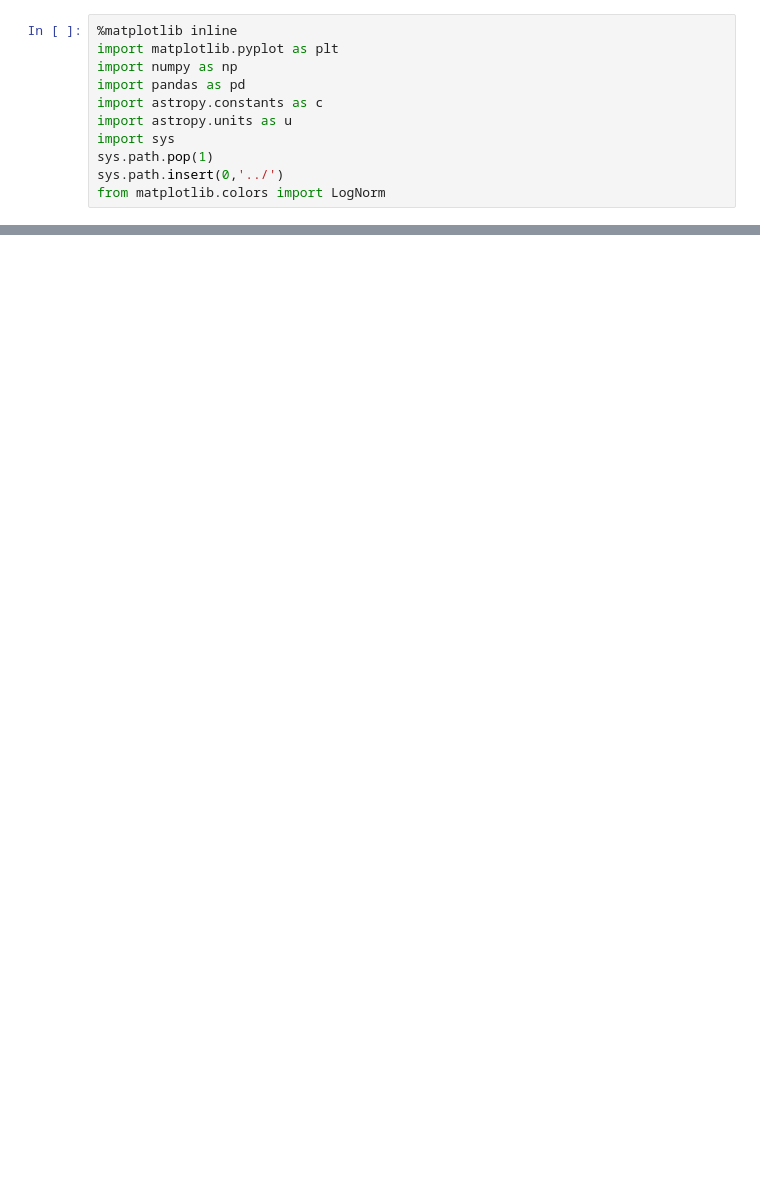
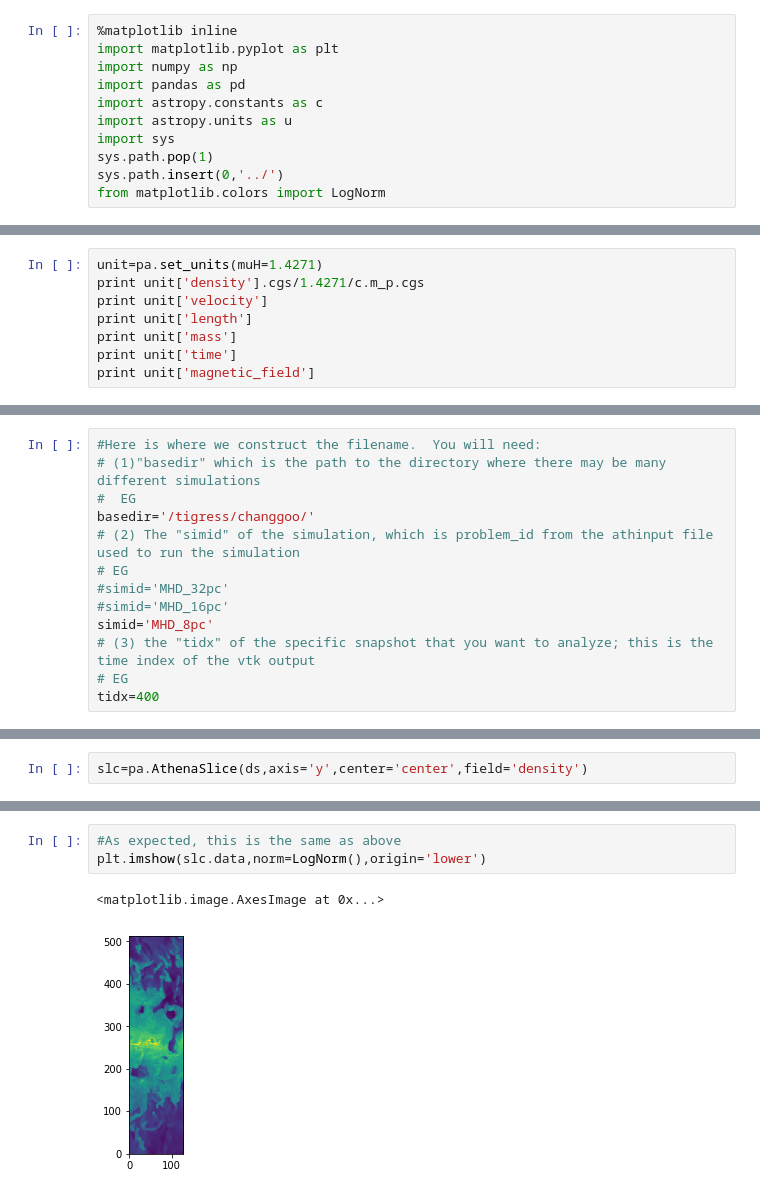
Before and after one commit to changgoo/pyathena, a Jupyter notebook: notebook/vtk_analysis.ipynb, the cells around one changed output, grey strips where cells are left out. Cells and saved outputs as stored; diff of their text form; blank space fills up the shorter version.

```diff
--- a/notebook/vtk_analysis.ipynb
+++ b/notebook/vtk_analysis.ipynb
@@ -86,0 +47,8 @@ plt.ylim(0,5)
+# %%
+unit=pa.set_units(muH=1.4271)
+print unit['density'].cgs/1.4271/c.m_p.cgs
+print unit['velocity']
+print unit['length']
+print unit['mass']
+print unit['time']
+print unit['magnetic_field']
@@ -86,0 +111,13 @@ plt.ylim(0,5)
+# %%
+#Here is where we construct the filename.  You will need:
+# (1)"basedir" which is the path to the directory where there may be many different simulations
+#  EG
+basedir='/tigress/changgoo/'
+# (2) The "simid" of the simulation, which is problem_id from the athinput file used to run the simulation
+# EG
+#simid='MHD_32pc'
+#simid='MHD_16pc'
+simid='MHD_8pc'
+# (3) the "tidx" of the specific snapshot that you want to analyze; this is the time index of the vtk output
+# EG
+tidx=400
@@ -86,0 +288,2 @@ plt.ylim(0,5)
+# %%
+slc=pa.AthenaSlice(ds,axis='y',center='center',field='density')
@@ -86,0 +299,6 @@ plt.ylim(0,5)
+# %%
+#As expected, this is the same as above
+plt.imshow(slc.data,norm=LogNorm(),origin='lower')
+# %% [output]
+<matplotlib.image.AxesImage at 0x...>
+[figure, added]
```
Also changed, not shown: parts of 82 cells of this notebook.
